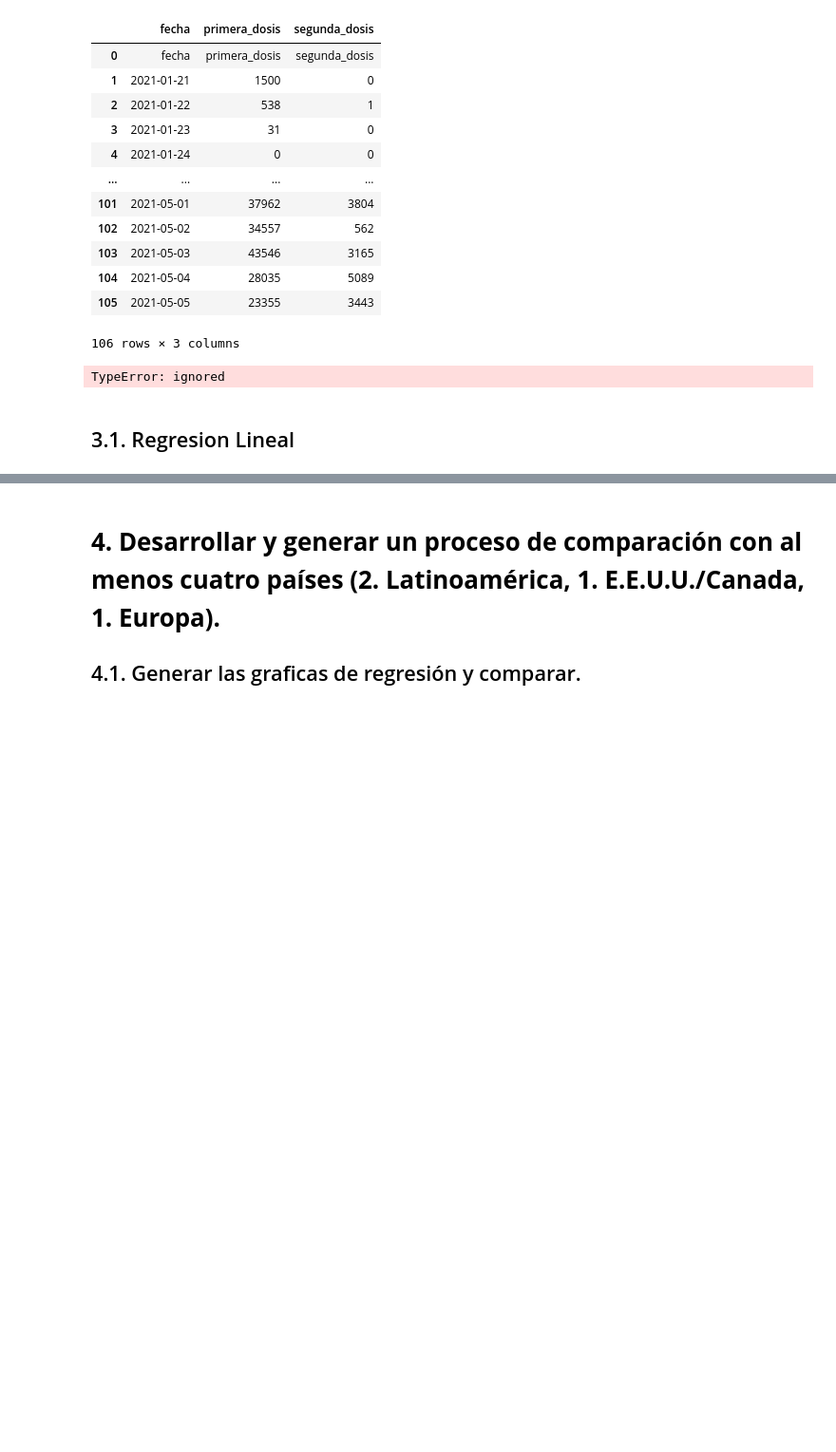
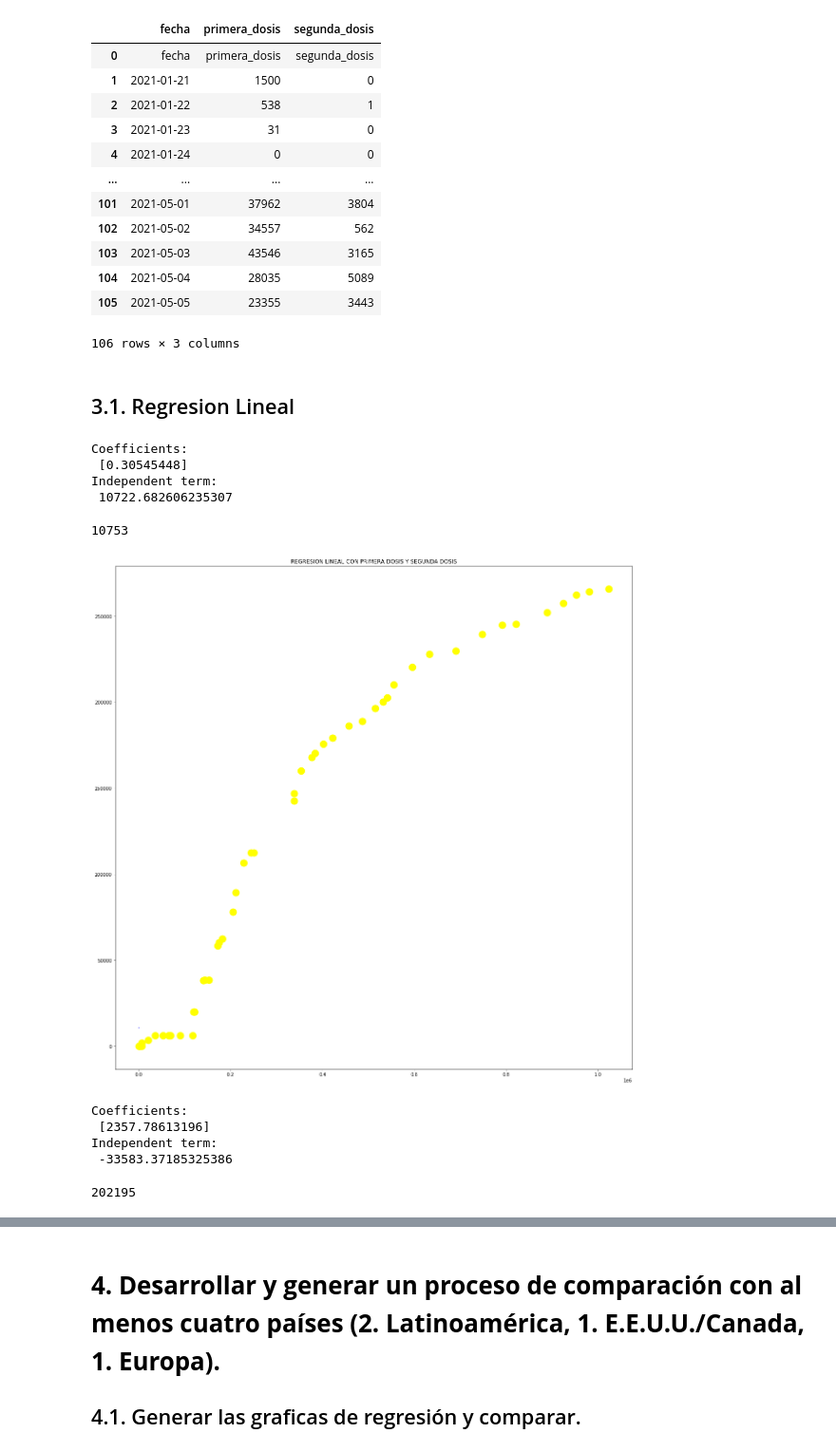
Before and after one commit to GabrielChuchuca/Prueba1InterSimulacion, a Jupyter notebook: PruebaSimulacion.ipynb, the cells around one changed output, grey strips where cells are left out. Shown at 95% size. Cells and saved outputs as stored; diff of their text form; code cells hidden in the pictures; blank space fills up the shorter version.

```diff
--- a/PruebaSimulacion.ipynb
+++ b/PruebaSimulacion.ipynb
@@ -59,7 +101,7 @@ for i in range(1, 32):
 #print(lista1)
 #lista1[20 - 1] = 20
 for i, j, k in zip(df_fabricados['vaccine'][1:], df_fabricados['total'][1:], df_fabricados['arrived_at'][1:]):
-  fecha_dt = datetime.strptime(k, '%d/%m/%Y')
+  fecha_dt = datetime.datetime.strptime(k, '%d/%m/%Y')
   #print("fecha: {} - mes: {}".format(fecha_dt, type(fecha_dt.month)))
   if((i == a[0] or i == a[1] or i == a[2]) and (fecha_dt.month == 1)):
     print("i: {} ----j {} ------------ k: {}".format(i, j, k))
@@ -98,15 +140,47 @@ df_planvacunarse
 | 104 | 2021-05-04 | 28035 | 5089 |
 | 105 | 2021-05-05 | 23355 | 3443 |
 106 rows × 3 columns
-# %%
-from pylab import *
-import sympy as sp
-
-%matplotlib inline
-ndf1=[df_planvacunarse['primera_dosis'],df_planvacunarse['segunda_dosis']]
-x = np.arange(1, len(ndf1) + 1, 1)
-y = np.array(ndf1[1:, 1], dtype='int')
-# %% [output]
-TypeError: ignored
 # %% [markdown]
 ## 3.1. Regresion Lineal
+# %%
+lista_total_pr = []
+lista_total_se = []
+for i, j in zip(df_vacunados['primera_dosis'][1:], df_vacunados['segunda_dosis'][1:]):
+  lista_total_pr.append(i)
+  lista_total_se.append(j)
+da = np.array(lista_total_pr, dtype='int')
+#print(da)
+#print("-------")
+to = np.array(lista_total_se, dtype='int')
+#x = np.arange(1, len(to) + 1, 1)
+#print(len(to))
+# %%
+# Creamos el objeto de Regresión Lineal
+reg = linear_model.LinearRegression()
+
+# Entrenamos nuestro modelo
+reg.fit(np.array(da).reshape(-1, 1), to)
+
+# Veamos los coeficienetes obtenidos, En nuestro caso, serán la Tangente
+print('Coefficients: \n', reg.coef_)
+# Este es el valor donde corta el eje Y (en X=0)
+print('Independent term: \n', reg.intercept_)
+# Error Cuadrado Medio
+# %% [output]
+Coefficients:
+ [0.30545448]
+Independent term:
+ 10722.682606235307
+# %%
+y_prediccion = reg.predict([[100]])
+print(int(y_prediccion))
+# %% [output]
+10753
+# %%
+plt.scatter(da, to, color='yellow', lw=10)
+plt.title('REGRESION LINEAL CON PRIMERA DOSIS Y SEGUNDA DOSIS')
+ree = np.array(range(1, len(da) + 1))
+plt.plot(ree, reg.predict(ree.reshape(-1, 1)), color='blue')
+plt.gcf().set_size_inches(20, 20)
+# %% [output]
+[figure, added]
@@ -112,0 +202,22 @@ TypeError: ignored
+# %%
+# Creamos el objeto de Regresión Lineal
+regv = linear_model.LinearRegression()
+
+# Entrenamos nuestro modelo
+regv.fit(np.array(dav).reshape(-1, 1), tov)
+
+# Veamos los coeficienetes obtenidos, En nuestro caso, serán la Tangente
+print('Coefficients: \n', regv.coef_)
+# Este es el valor donde corta el eje Y (en X=0)
+print('Independent term: \n', regv.intercept_)
+# Error Cuadrado Medio
+# %% [output]
+Coefficients:
+ [2357.78613196]
+Independent term:
+ -33583.37185325386
+# %%
+y_prediccionv = regv.predict([[100]])
+print(int(y_prediccionv))
+# %% [output]
+202195
```
Also changed, not shown: parts of 39 cells of this notebook.
